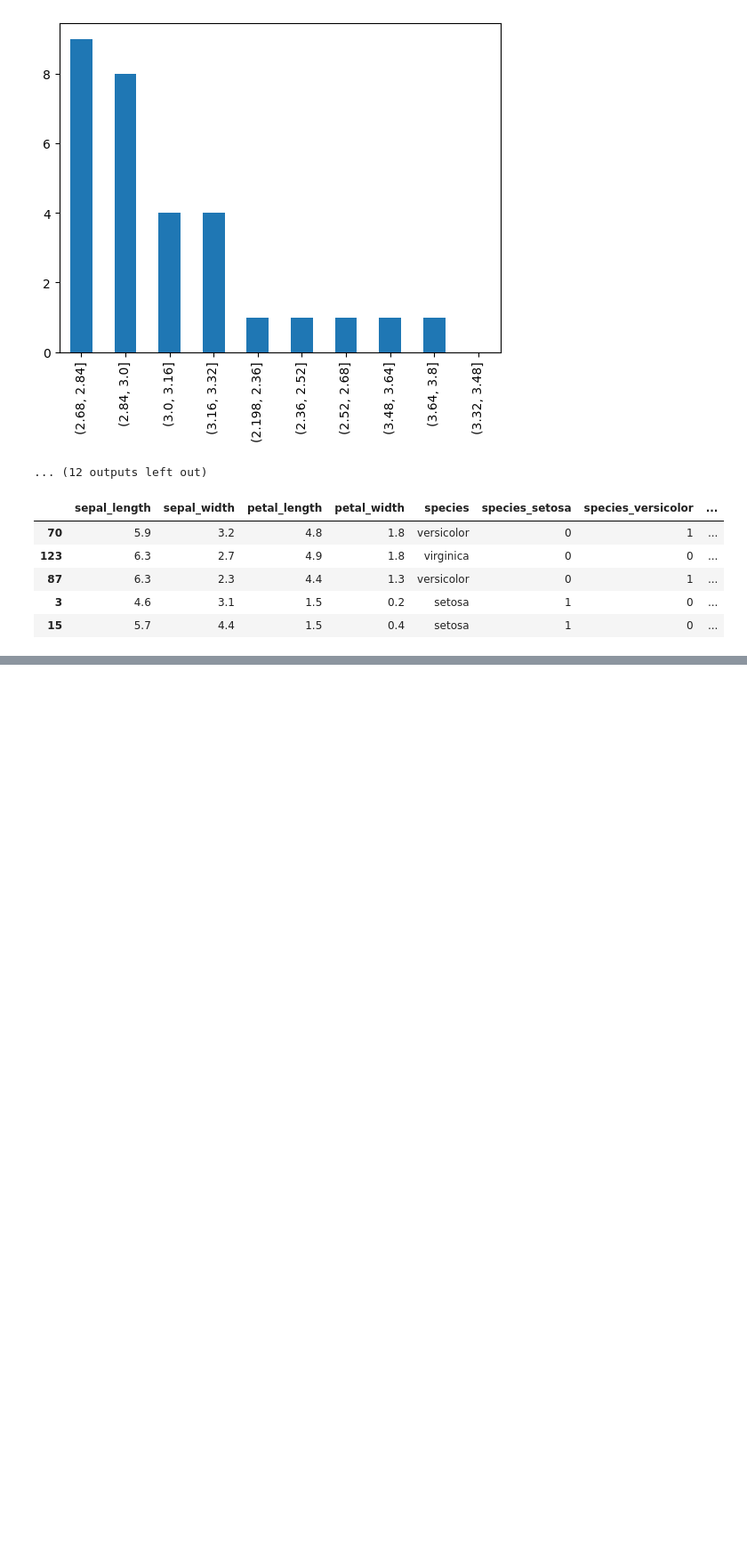
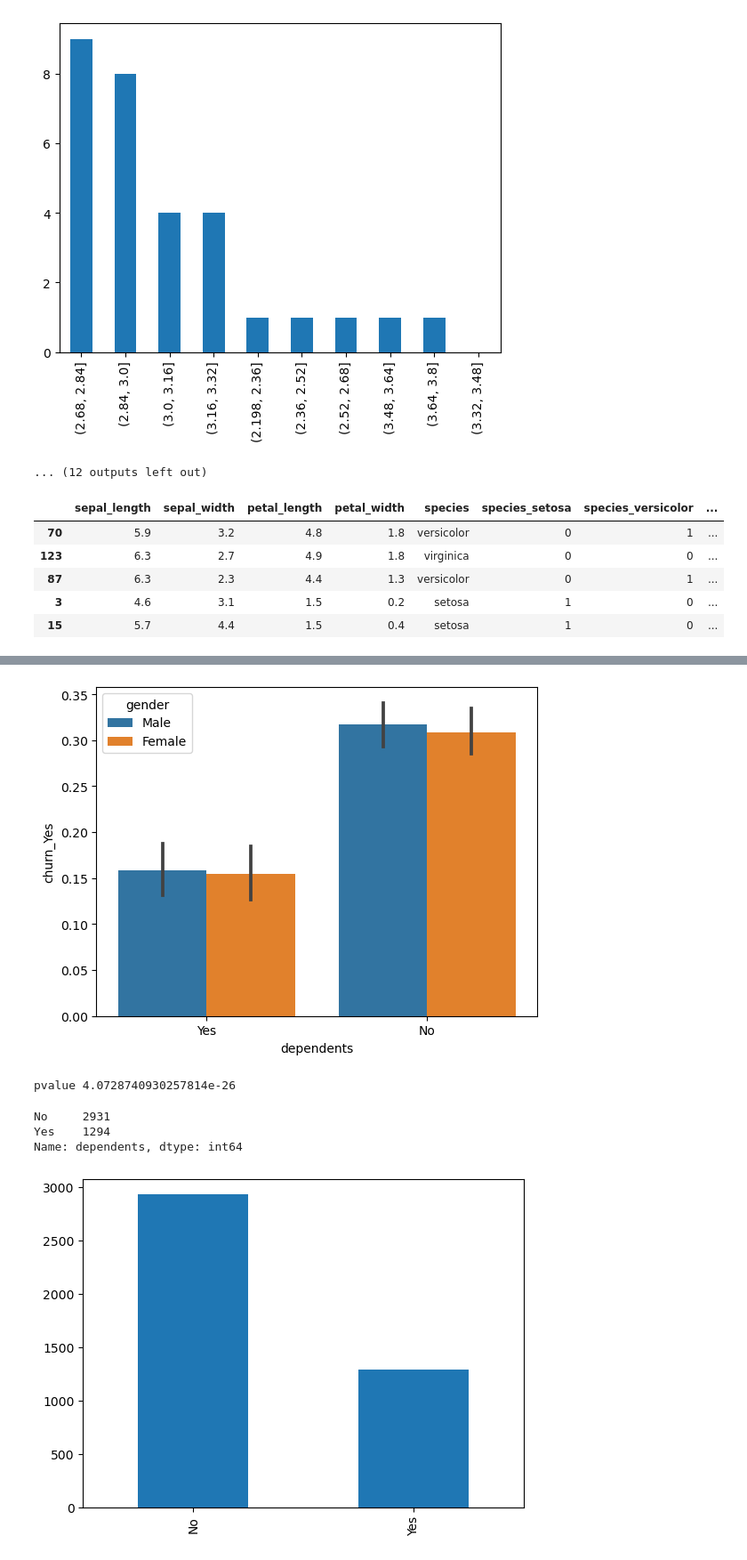
Before and after one commit to Divante222/classification_exercises, a Jupyter notebook: classification_exercises.ipynb, the cells around one changed output, grey strips where cells are left out. Shown: that part at 89% size. Drawn from its saved outputs; the diff is of its cells as text; code cells hidden in the pictures; blank space fills up the shorter version.

```diff
--- a/classification_exercises.ipynb
+++ b/classification_exercises.ipynb
@@ -607,0 +791,16 @@ for i in range(len(data.columns)-1):
+# %%
+train = train.T.drop_duplicates().T
+train.senior_citizen
+
+sns.barplot(data = train,  x = 'senior_citizen' , y = 'churn_Yes')
+
+
+# sns.barplot(data = train, x =train.gender, y=train.churn_Yes)
+
+the_seniors = testing_my_data.senior_citizen
+
+
+observed = pd.crosstab(train.senior_citizen, train.churn_Yes)
+
+chi2, p, degf, expeced = stats.chi2_contingency(observed)
+print('pvalue', p)
@@ -607,0 +813,25 @@ for i in range(len(data.columns)-1):
+# %%
+
+sns.barplot(data = train, x = 'dependents', y = 'churn_Yes',hue=train.gender)
+plt.show()
+
+
+
+observed = pd.crosstab(train.dependents, train.churn_Yes)
+
+chi2, p, degf, expected = stats.chi2_contingency(observed)
+
+print('pvalue', p)
+
+the_data = train.dependents.value_counts()
+the_data.plot.bar()
+
+
+train.dependents.value_counts()
+# %% [output]
+[figure, added]
+pvalue 4.0728740930257814e-26
+No     2931
+Yes    1294
+Name: dependents, dtype: int64
+[figure, added]
```
Also changed, not shown: parts of 26 cells of this notebook, 2 other files.
